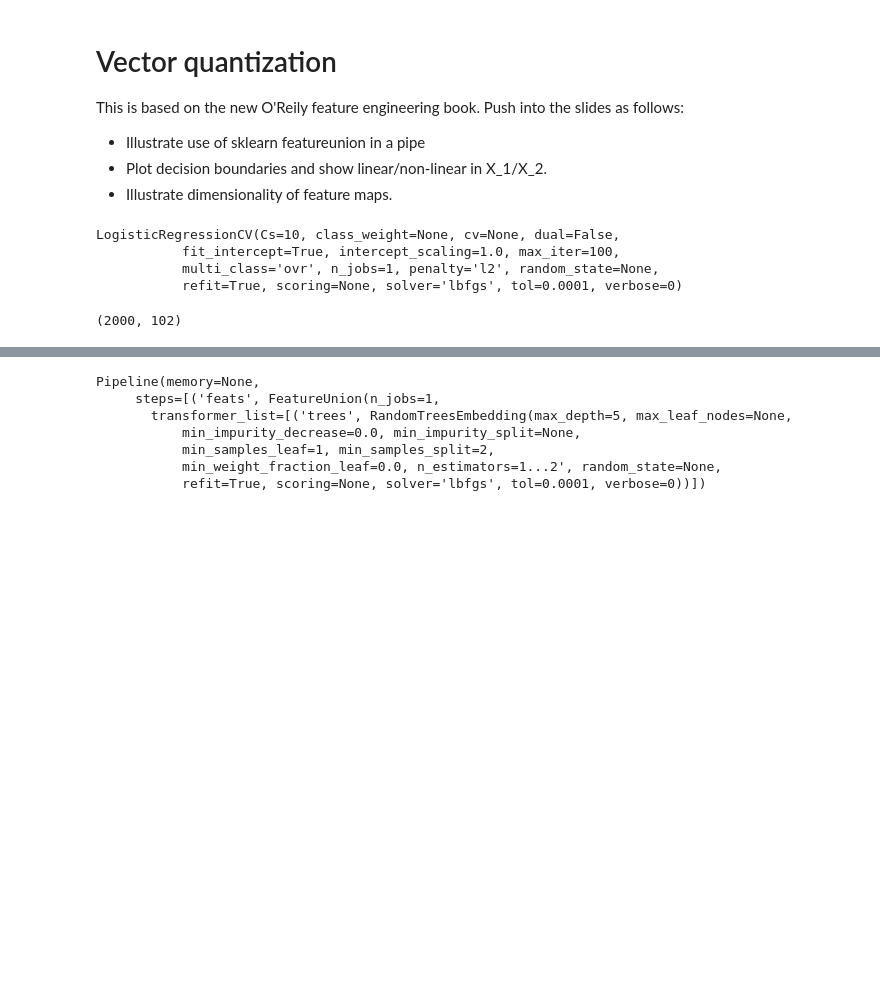
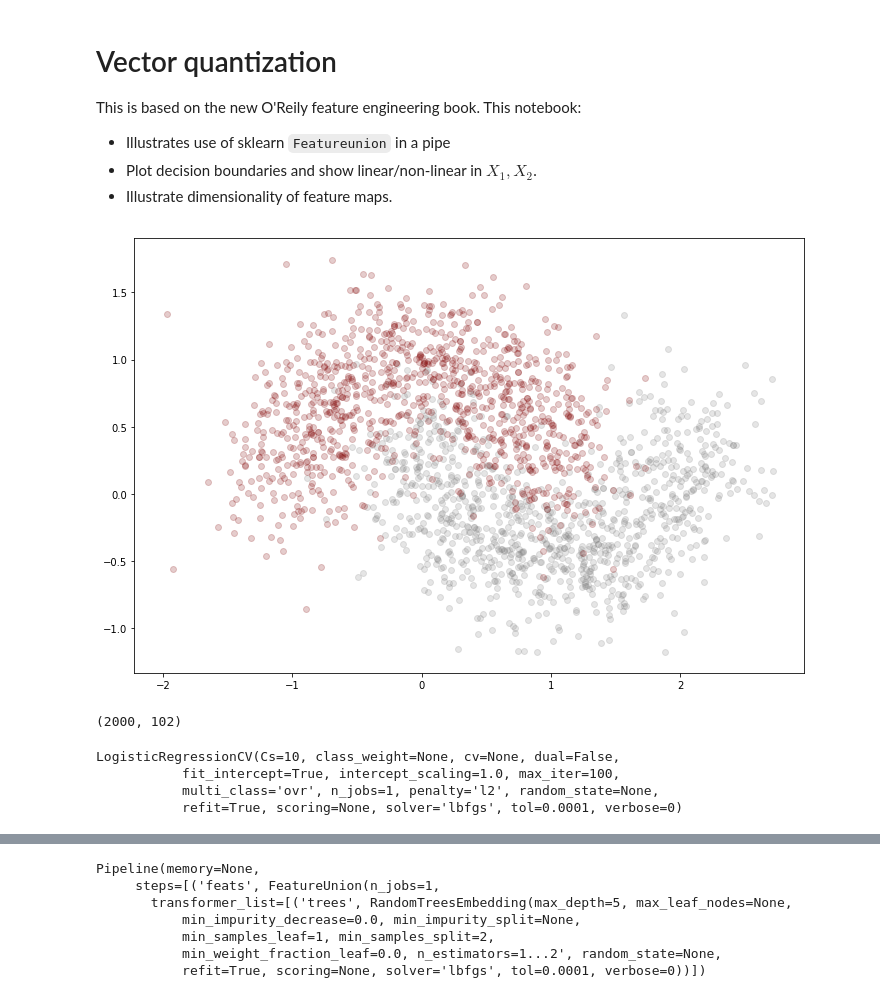
Before and after one commit to davidrosenberg/mlcourse, a Jupyter notebook: Labs/features/vector_quantization.ipynb, the cells around one changed output, grey strips where cells are left out. Cells and saved outputs as stored; diff of their text form; code cells hidden in the pictures; blank space fills up the shorter version.

Commit message:
Features lab slides draft 1 complete. Note timing this will be a challenge -- need to cut slides or leave them in as reference but move quickly.

```diff
--- a/Labs/features/vector_quantization.ipynb
+++ b/Labs/features/vector_quantization.ipynb
@@ -1,9 +1,9 @@
 # %% [markdown]
 # Vector quantization
 
-This is based on the new O'Reily feature engineering book. Push into the slides as follows:
-- Illustrate use of sklearn featureunion in a pipe
-- Plot decision boundaries and show linear/non-linear in X_1/X_2.
+This is based on the new O'Reily feature engineering book. This notebook:
+- Illustrates use of sklearn `Featureunion` in a pipe
+- Plot decision boundaries and show linear/non-linear in $X_1,X_2$.
 - Illustrate dimensionality of feature maps.
 # %%
 import numpy as np
@@ -81,30 +81,42 @@ def kmeans_voronoi_plot(X, y, cluster_centers, ax):
 
 training_data, training_labels = make_moons(n_samples=2000, noise=0.3)
 test_data, test_labels = make_moons(n_samples=2000, noise=0.3)
-
-pipe = Pipeline([
-    ('feats',FeatureUnion([
-        ('kmeans', KMeansFeaturizer(k=100,random_state=2052018)),
-        ('ID', IdentityFeaturizer())
-    ])),
-    ('clf', LogisticRegressionCV())
-])
-
-pipe.fit(training_data, training_labels)
-
-compare = LogisticRegressionCV()
-compare.fit(training_data, training_labels)
-# %% [output]
-LogisticRegressionCV(Cs=10, class_weight=None, cv=None, dual=False,
-           fit_intercept=True, intercept_scaling=1.0, max_iter=100,
-           multi_class='ovr', n_jobs=1, penalty='l2', random_state=None,
-           refit=True, scoring=None, solver='lbfgs', tol=0.0001, verbose=0)
+# %%
+fig, ax = plt.subplots(figsize=(12,8))
+
+ones = (training_labels == 1)
+
+ax.scatter(training_data[ones,0],training_data[ones,1], color='grey', alpha=0.2)
+ax.scatter(training_data[~ones,0],training_data[~ones,1], color='maroon', alpha=0.2)
+
+plt.savefig('figures/moons_setup.png')
+# %% [output]
+[figure, added]
 # %%
+pipe = Pipeline([
+    ('feats',FeatureUnion([
+        ('kmeans', KMeansFeaturizer(k=100,random_state=2052018)),
+        ('ID', IdentityFeaturizer())
+    ])),
+    ('clf', LogisticRegressionCV())
+])
+
+pipe.fit(training_data, training_labels)
+
 # Just to make sure it's clear what this does:
 transformed = pipe.named_steps['feats'].transform(training_data)
-transformed.shape
-# %% [output]
-(2000, 102)
+# %%
+transformed.shape
+# %% [output]
+(2000, 102)
+# %%
+compare = LogisticRegressionCV()
+compare.fit(training_data, training_labels)
+# %% [output]
+LogisticRegressionCV(Cs=10, class_weight=None, cv=None, dual=False,
+           fit_intercept=True, intercept_scaling=1.0, max_iter=100,
+           multi_class='ovr', n_jobs=1, penalty='l2', random_state=None,
+           refit=True, scoring=None, solver='lbfgs', tol=0.0001, verbose=0)
 # %%
 transforms = {k:v for k,v in pipe.named_steps['feats'].transformer_list}
 # %%
```
Also changed, not shown: parts of 4 cells of this notebook, 22 other files.
